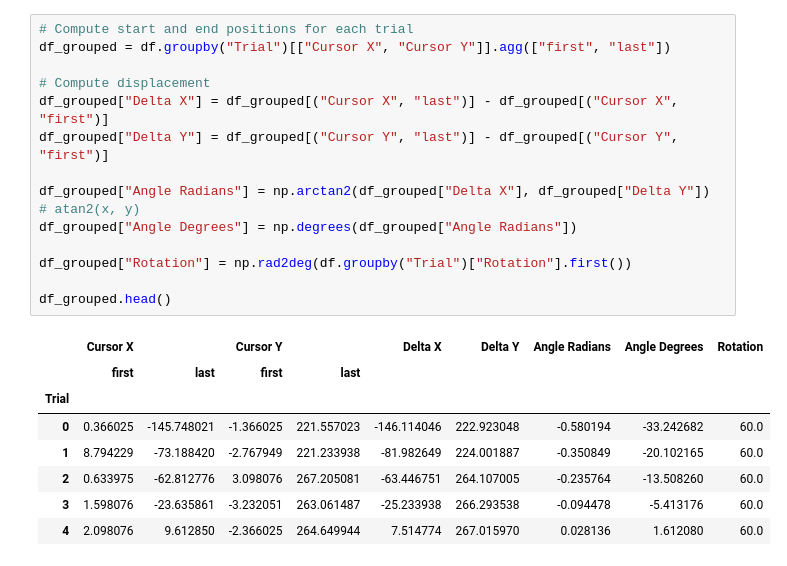
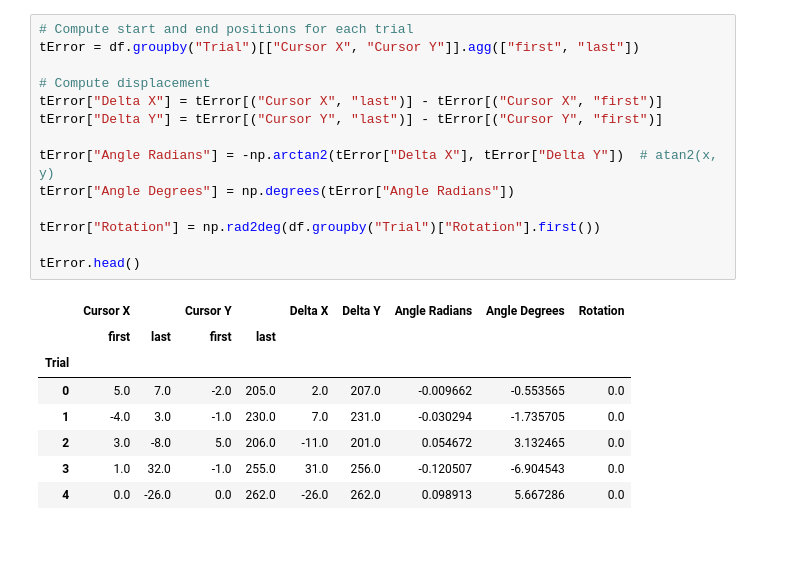
Before and after one commit to jack-darley/IGE-EGE-recreate, a Jupyter notebook: analyze.ipynb, the cells around one changed output. Saved outputs shown, nothing was run; the diff lists cells and outputs as text.

```diff
--- a/analyze.ipynb
+++ b/analyze.ipynb
@@ -37,23 +54,23 @@ for trial, trial_data in df_head.groupby("Trial"):
 # %%
 # Compute start and end positions for each trial
-df_grouped = df.groupby("Trial")[["Cursor X", "Cursor Y"]].agg(["first", "last"])
+tError = df.groupby("Trial")[["Cursor X", "Cursor Y"]].agg(["first", "last"])
 
 # Compute displacement
-df_grouped["Delta X"] = df_grouped[("Cursor X", "last")] - df_grouped[("Cursor X", "first")]
-df_grouped["Delta Y"] = df_grouped[("Cursor Y", "last")] - df_grouped[("Cursor Y", "first")]
+tError["Delta X"] = tError[("Cursor X", "last")] - tError[("Cursor X", "first")]
+tError["Delta Y"] = tError[("Cursor Y", "last")] - tError[("Cursor Y", "first")]
 
-df_grouped["Angle Radians"] = np.arctan2(df_grouped["Delta X"], df_grouped["Delta Y"])  # atan2(x, y)
-df_grouped["Angle Degrees"] = np.degrees(df_grouped["Angle Radians"])
+tError["Angle Radians"] = -np.arctan2(tError["Delta X"], tError["Delta Y"])  # atan2(x, y)
+tError["Angle Degrees"] = np.degrees(tError["Angle Radians"])
 
-df_grouped["Rotation"] = np.rad2deg(df.groupby("Trial")["Rotation"].first())
+tError["Rotation"] = np.rad2deg(df.groupby("Trial")["Rotation"].first())
 
-df_grouped.head()
+tError.head()
 # %% [output]
 |  | Cursor X |  | Cursor Y |  | Delta X | Delta Y | Angle Radians | Angle Degrees | Rotation |
 |  | first | last | first | last |  |  |  |  |  |
 | Trial |  |  |  |  |  |  |  |  |  |
-| 0 | 0.366025 | -145.748021 | -1.366025 | 221.557023 | -146.114046 | 222.923048 | -0.580194 | -33.242682 | 60.0 |
-| 1 | 8.794229 | -73.188420 | -2.767949 | 221.233938 | -81.982649 | 224.001887 | -0.350849 | -20.102165 | 60.0 |
-| 2 | 0.633975 | -62.812776 | 3.098076 | 267.205081 | -63.446751 | 264.107005 | -0.235764 | -13.508260 | 60.0 |
-| 3 | 1.598076 | -23.635861 | -3.232051 | 263.061487 | -25.233938 | 266.293538 | -0.094478 | -5.413176 | 60.0 |
-| 4 | 2.098076 | 9.612850 | -2.366025 | 264.649944 | 7.514774 | 267.015970 | 0.028136 | 1.612080 | 60.0 |
+| 0 | 5.0 | 7.0 | -2.0 | 205.0 | 2.0 | 207.0 | -0.009662 | -0.553565 | 0.0 |
+| 1 | -4.0 | 3.0 | -1.0 | 230.0 | 7.0 | 231.0 | -0.030294 | -1.735705 | 0.0 |
+| 2 | 3.0 | -8.0 | 5.0 | 206.0 | -11.0 | 201.0 | 0.054672 | 3.132465 | 0.0 |
+| 3 | 1.0 | 32.0 | -1.0 | 255.0 | 31.0 | 256.0 | -0.120507 | -6.904543 | 0.0 |
+| 4 | 0.0 | -26.0 | 0.0 | 262.0 | -26.0 | 262.0 | 0.098913 | 5.667286 | 0.0 |
```
Also changed, not shown: parts of 9 cells of this notebook, 3 other files.
